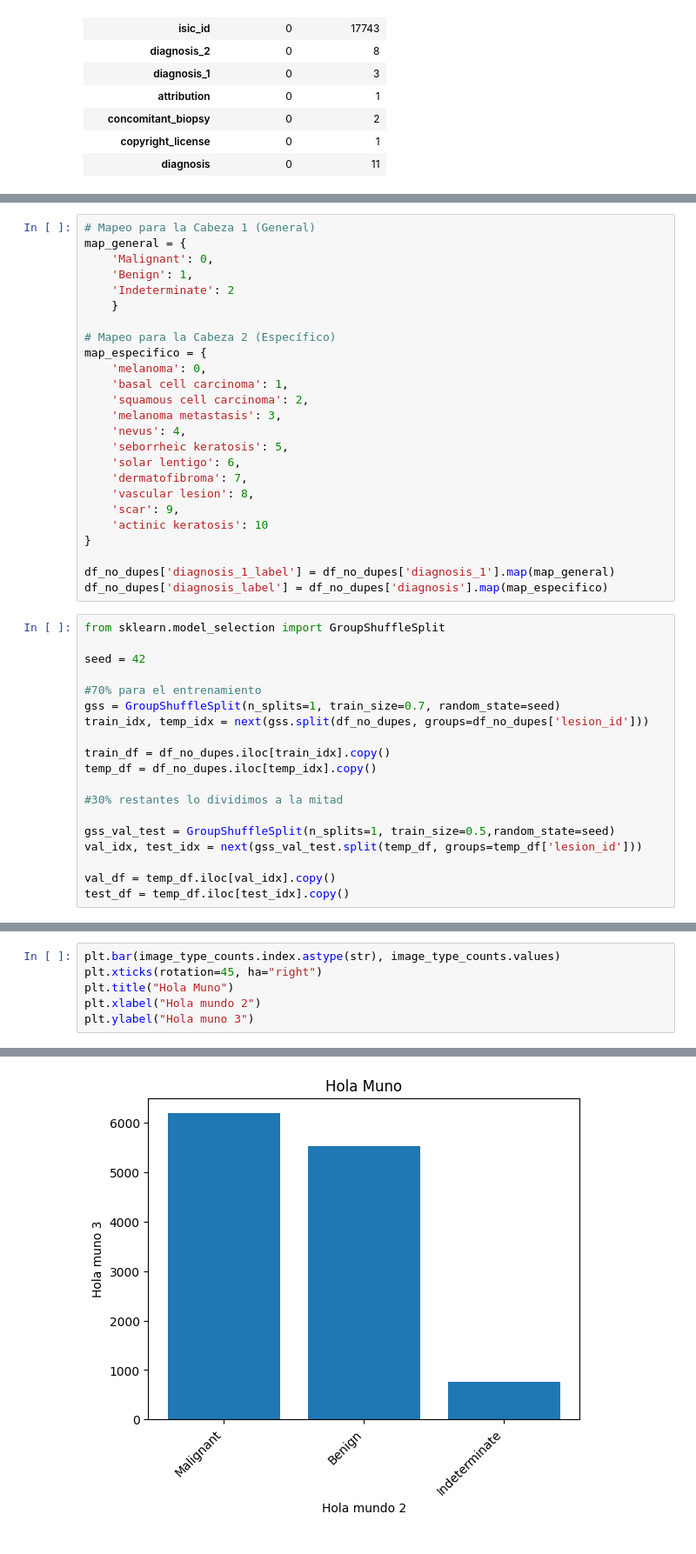
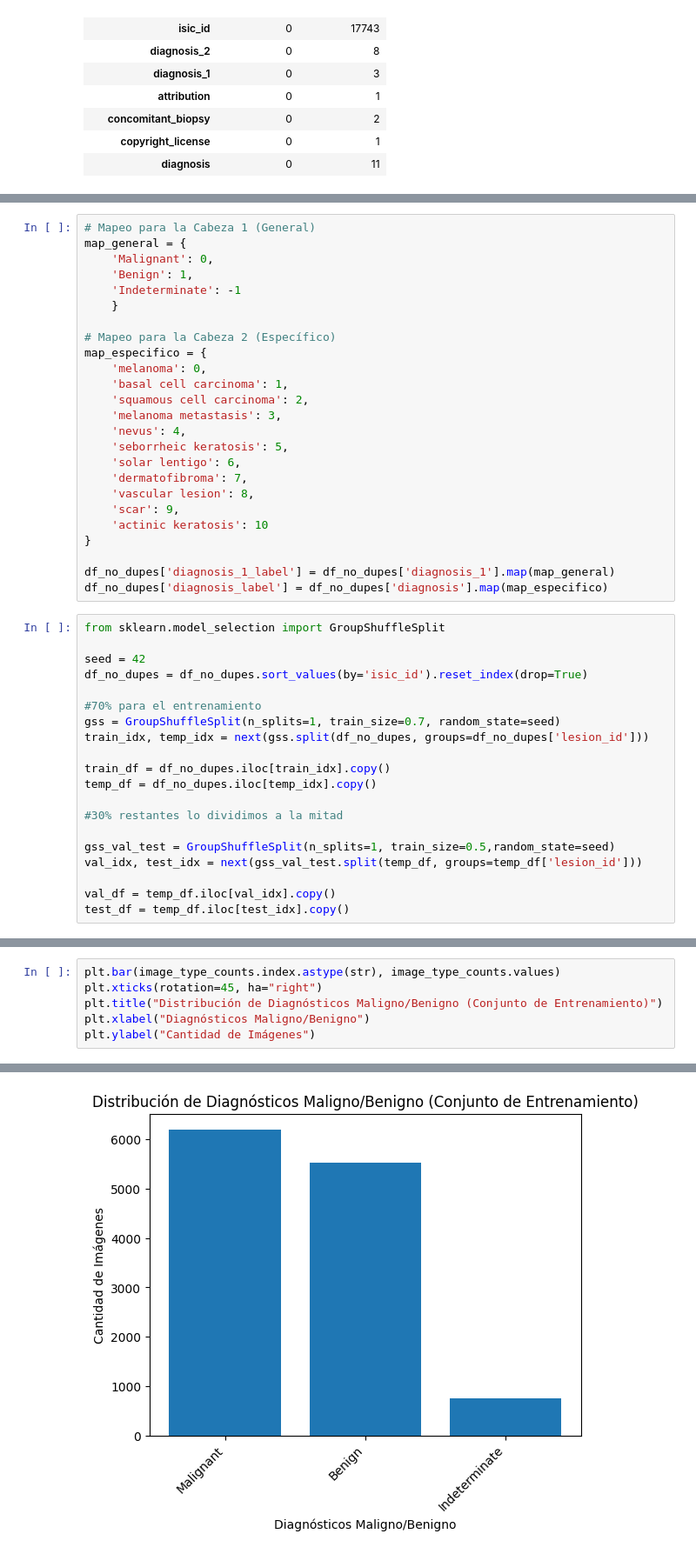
Before and after one commit to jerif118/Pipeline_Derma, a Jupyter notebook: data.ipynb, the cells around one changed output, grey strips where cells are left out. Shown at 87% size. Saved outputs shown, nothing was run; the diff lists cells and outputs as text.

```diff
--- a/data.ipynb
+++ b/data.ipynb
@@ -309,7 +309,7 @@ Text(0, 0.5, 'Hola muno 3')
 map_general = {
     'Malignant': 0,
     'Benign': 1,
-    'Indeterminate': 2
+    'Indeterminate': -1
     }
 
 # Mapeo para la Cabeza 2 (Específico)
@@ -333,6 +333,7 @@ df_no_dupes['diagnosis_label'] = df_no_dupes['diagnosis'].map(map_especifico)
 from sklearn.model_selection import GroupShuffleSplit
 
 seed = 42
+df_no_dupes = df_no_dupes.sort_values(by='isic_id').reset_index(drop=True)
 
 #70% para el entrenamiento
 gss = GroupShuffleSplit(n_splits=1, train_size=0.7, random_state=seed)
@@ -368,7 +369,7 @@ Name: count, dtype: int64
 # %%
 plt.bar(image_type_counts.index.astype(str), image_type_counts.values)
 plt.xticks(rotation=45, ha="right")
-plt.title("Hola Muno")
-plt.xlabel("Hola mundo 2")
-plt.ylabel("Hola muno 3")
+plt.title("Distribución de Diagnósticos Maligno/Benigno (Conjunto de Entrenamiento)")
+plt.xlabel("Diagnósticos Maligno/Benigno")
+plt.ylabel("Cantidad de Imágenes")
 # %% [output]
@@ -376,4 +377,4 @@ Text(0, 0.5, 'Hola muno 3')
-[figure, old version]
+[figure, new version]
 # %%
 image_type_counts = train_df['diagnosis'].value_counts(dropna=False)
 image_type_counts
```
Also changed, not shown: parts of 16 cells of this notebook, 2 other files.
